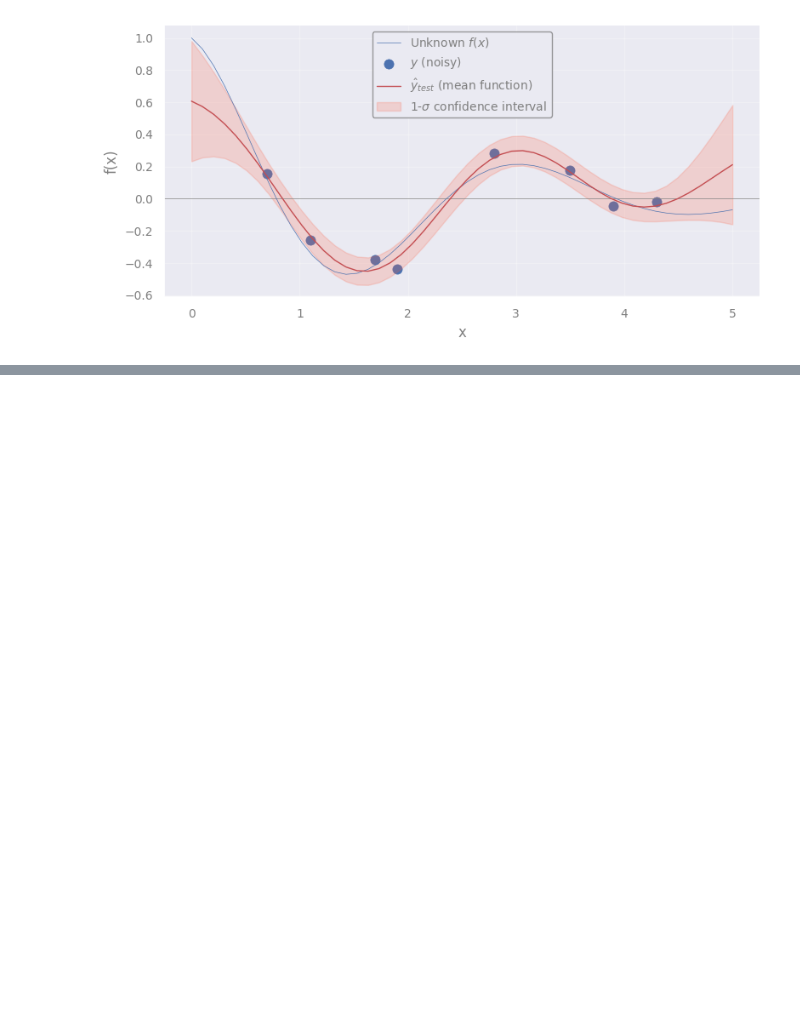
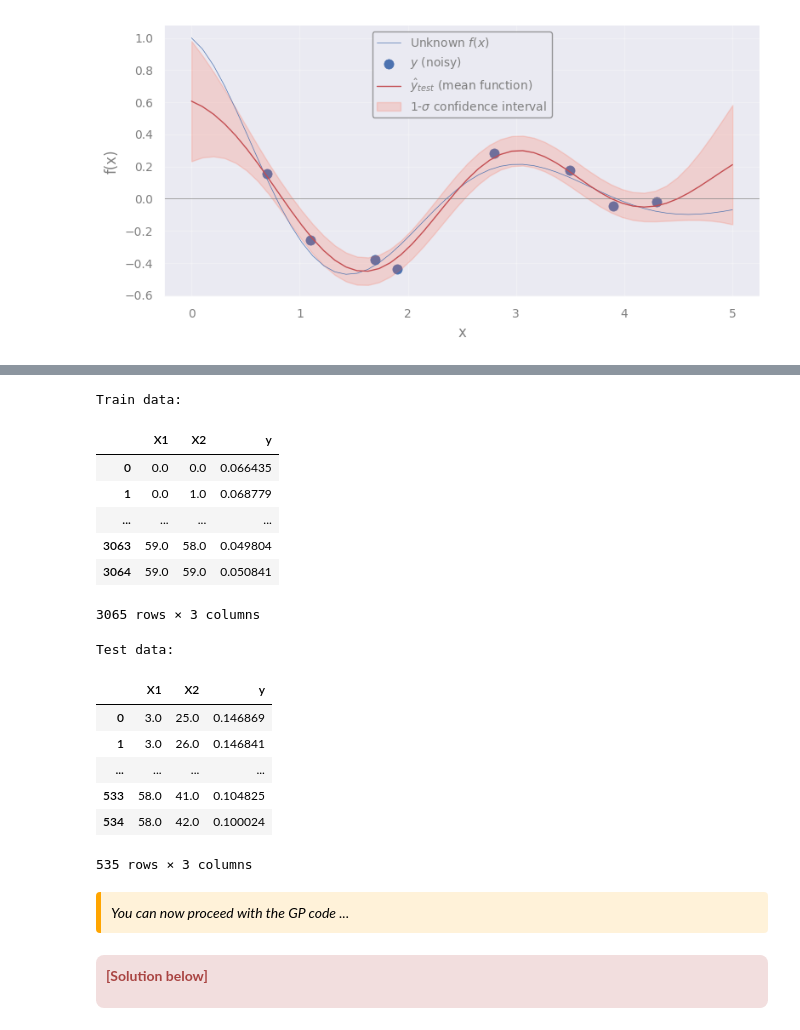
Before and after one commit to AstroStat-Academy/astrostat-school-7, a Jupyter notebook: Gaussian_Processes/Gaussian_Processes_answerkey.ipynb, the cells around one changed output, grey strips where cells are left out. Saved outputs shown, nothing was run; the diff lists cells and outputs as text; code cells hidden in the pictures; blank space fills up the shorter version.

```diff
--- a/Gaussian_Processes/Gaussian_Processes_answerkey.ipynb
+++ b/Gaussian_Processes/Gaussian_Processes_answerkey.ipynb
@@ -732,0 +856,38 @@ plt.show()
+# %%
+from pandas import option_context
+
+# Put the coordinates of valid and invalid pixels in X ...
+X_train = np.column_stack(np.where(~np.isnan(masked_data)))  # Coordinates of pixels that are NOT NaN
+X_test  = np.column_stack(np.where(np.isnan(masked_data)))   # Coordinates of pixels that are NaN
+
+# Put the values of valid and invalid pixels in y ...
+y_train = data[np.where(~np.isnan(masked_data))]
+y_test  = data[np.where(np.isnan(masked_data))]
+
+with option_context("display.max_rows", 4):
+    print('Train data:')
+    display(pd.DataFrame(np.column_stack((X_train, y_train)), columns=['X1', 'X2', 'y']))
+    print('Test data:')
+    display(pd.DataFrame(np.column_stack((X_test, y_test)), columns=['X1', 'X2', 'y']))
+# %% [output]
+Train data:
+|  | X1 | X2 | y |
+| 0 | 0.0 | 0.0 | 0.066435 |
+| 1 | 0.0 | 1.0 | 0.068779 |
+| ... | ... | ... | ... |
+| 3063 | 59.0 | 58.0 | 0.049804 |
+| 3064 | 59.0 | 59.0 | 0.050841 |
+3065 rows × 3 columns
+Test data:
+|  | X1 | X2 | y |
+| 0 | 3.0 | 25.0 | 0.146869 |
+| 1 | 3.0 | 26.0 | 0.146841 |
+| ... | ... | ... | ... |
+| 533 | 58.0 | 41.0 | 0.104825 |
+| 534 | 58.0 | 42.0 | 0.100024 |
+535 rows × 3 columns
+# %% [markdown]
+<div style="border-left: 5px solid #FFA500; background-color: rgba(255, 165, 0, 0.15); padding: 10px; border-radius: 4px; color: inherit;">
+<i>You can now proceed with the GP code ...</i>
+
+</div>
@@ -732,0 +896,6 @@ plt.show()
+# %% [markdown]
+<div class="alert alert-danger" role="alert" style="border-radius: 8px; padding: 10px;">
+
+<b>[Solution below]</b>
+
+</div>
```
Also changed, not shown: parts of 14 cells of this notebook.
